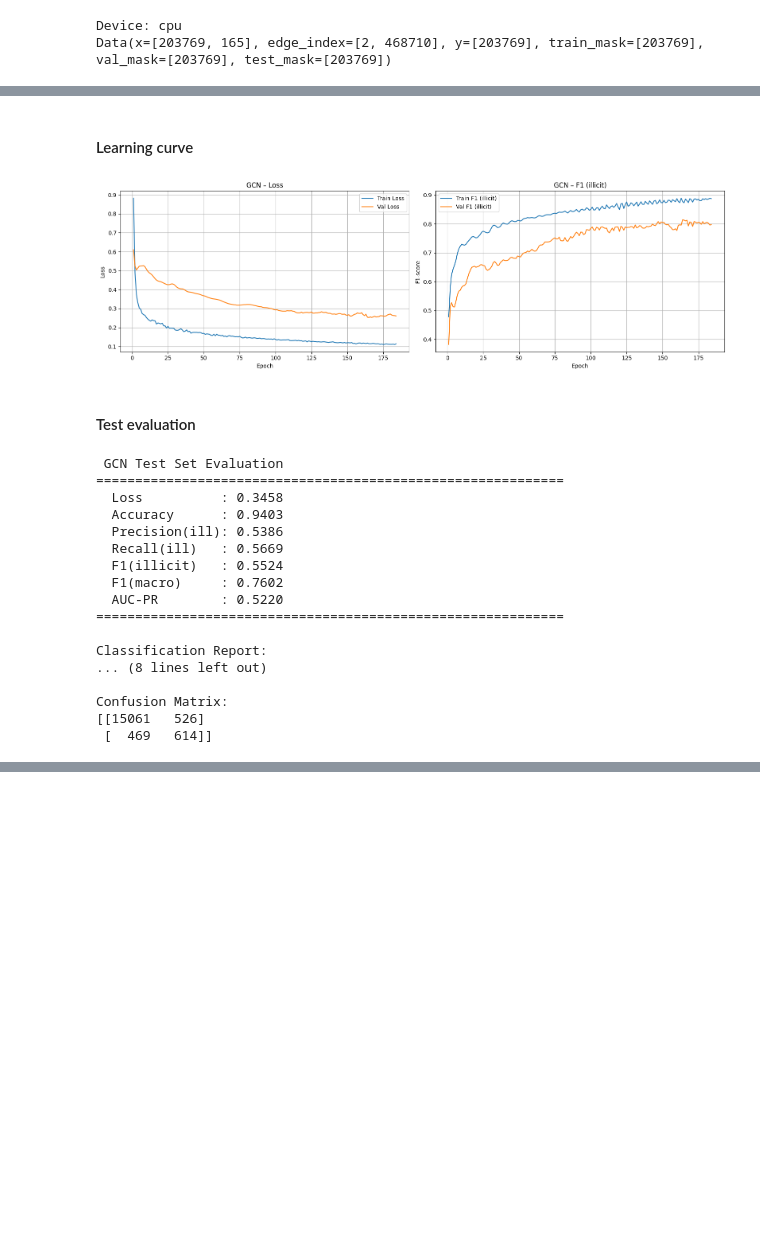
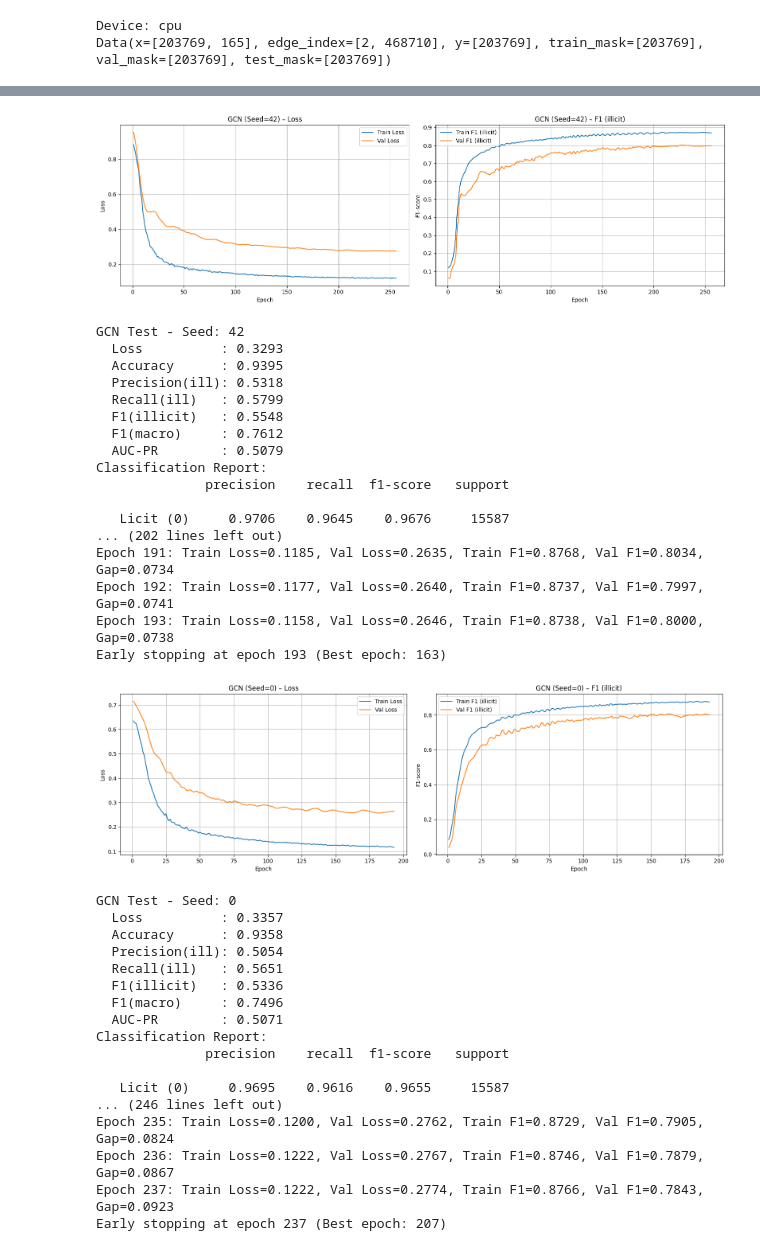
Before and after one commit to DuongXD-27/transaction-network-analysis, a Jupyter notebook: notebooks/gcn.ipynb, the cells around one changed output, grey strips where cells are left out. Cells and saved outputs as stored; diff of their text form; code cells hidden in the pictures; blank space fills up the shorter version.

```diff
--- a/notebooks/gcn.ipynb
+++ b/notebooks/gcn.ipynb
@@ -19,7 +14,7 @@ set_seed(42)
 # %% [markdown]
 #### Load data
 # %%
-data, device = load_and_preprocess_data('../data/processed/pyg_data.pt')
+data, device = load_and_preprocess_data('../data/processed/pyg_data.pt', undirected=True)
 # %% [output]
 Device: cpu
 Data(x=[203769, 165], edge_index=[2, 468710], y=[203769], train_mask=[203769], val_mask=[203769], test_mask=[203769])
@@ -190,29 +68,4 @@ Gap at best epoch: 0.0629
-# %% [markdown]
-#### Learning curve
-# %%
-plot_learning_curves(history, model_name="GCN")
-# %% [output]
-[figure, removed]
-# %% [markdown]
-#### Test evaluation
-# %%
-model.load_state_dict(torch.load('../saved_models/gcn_best.pt'))
-print_test_evaluation(model, data, criterion, label="GCN Test")
-# %% [output]
- GCN Test Set Evaluation
-============================================================
-  Loss          : 0.3458
-  Accuracy      : 0.9403
-  Precision(ill): 0.5386
-  Recall(ill)   : 0.5669
-  F1(illicit)   : 0.5524
-  F1(macro)     : 0.7602
-  AUC-PR        : 0.5220
-============================================================
-
-Classification Report:
-... (8 lines left out)
-
-Confusion Matrix:
-[[15061   526]
- [  469   614]]
+# %%
+print("Start training GCN")
+results = run_multiseed(run_single_gcn_seed, "GCN", seeds=[42, 0, 123])
+# %% [output]
@@ -218,0 +89,36 @@ Confusion Matrix:
+[figure, added]
+GCN Test - Seed: 42
+  Loss          : 0.3293
+  Accuracy      : 0.9395
+  Precision(ill): 0.5318
+  Recall(ill)   : 0.5799
+  F1(illicit)   : 0.5548
+  F1(macro)     : 0.7612
+  AUC-PR        : 0.5079
+Classification Report:
+              precision    recall  f1-score   support
+
+   Licit (0)     0.9706    0.9645    0.9676     15587
+... (202 lines left out)
+Epoch 191: Train Loss=0.1185, Val Loss=0.2635, Train F1=0.8768, Val F1=0.8034, Gap=0.0734
+Epoch 192: Train Loss=0.1177, Val Loss=0.2640, Train F1=0.8737, Val F1=0.7997, Gap=0.0741
+Epoch 193: Train Loss=0.1158, Val Loss=0.2646, Train F1=0.8738, Val F1=0.8000, Gap=0.0738
+Early stopping at epoch 193 (Best epoch: 163)
+[figure, added]
+GCN Test - Seed: 0
+  Loss          : 0.3357
+  Accuracy      : 0.9358
+  Precision(ill): 0.5054
+  Recall(ill)   : 0.5651
+  F1(illicit)   : 0.5336
+  F1(macro)     : 0.7496
+  AUC-PR        : 0.5071
+Classification Report:
+              precision    recall  f1-score   support
+
+   Licit (0)     0.9695    0.9616    0.9655     15587
+... (246 lines left out)
+Epoch 235: Train Loss=0.1200, Val Loss=0.2762, Train F1=0.8729, Val F1=0.7905, Gap=0.0824
+Epoch 236: Train Loss=0.1222, Val Loss=0.2767, Train F1=0.8746, Val F1=0.7879, Gap=0.0867
+Epoch 237: Train Loss=0.1222, Val Loss=0.2774, Train F1=0.8766, Val F1=0.7843, Gap=0.0923
+Early stopping at epoch 237 (Best epoch: 207)
```
Also changed, not shown: parts of 14 cells of this notebook.
